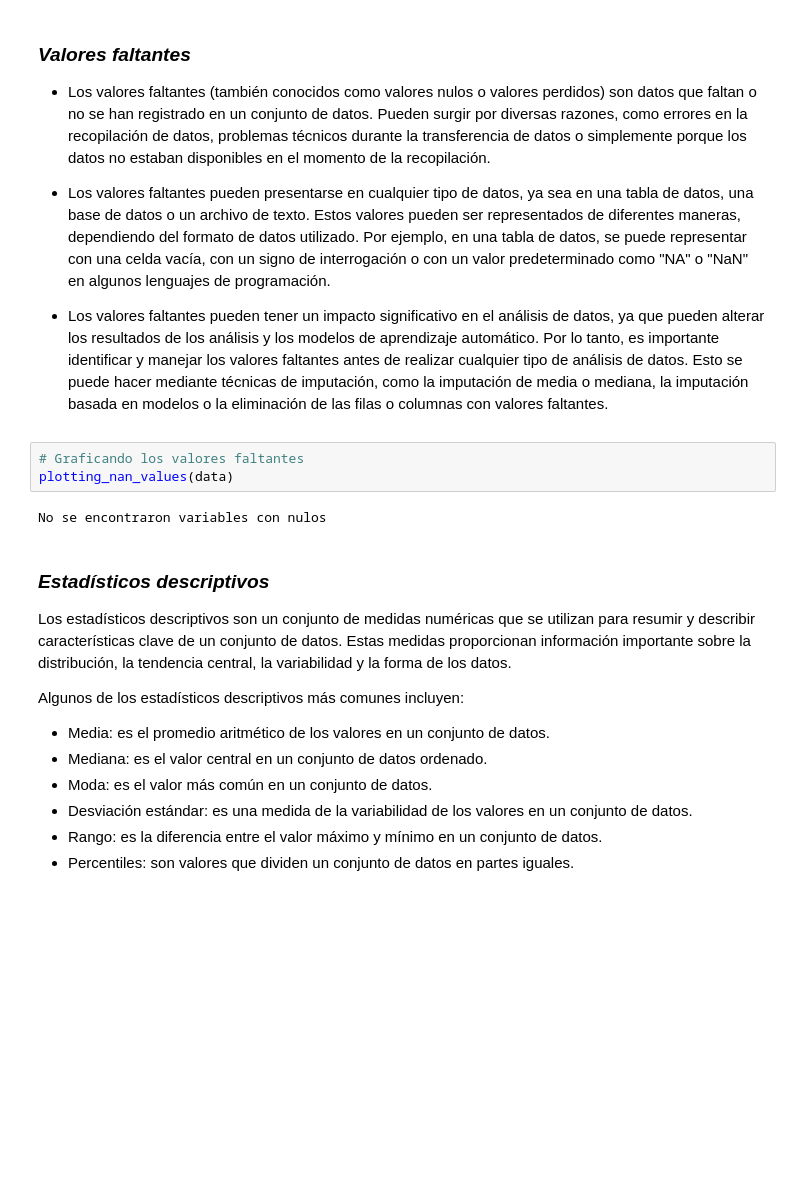
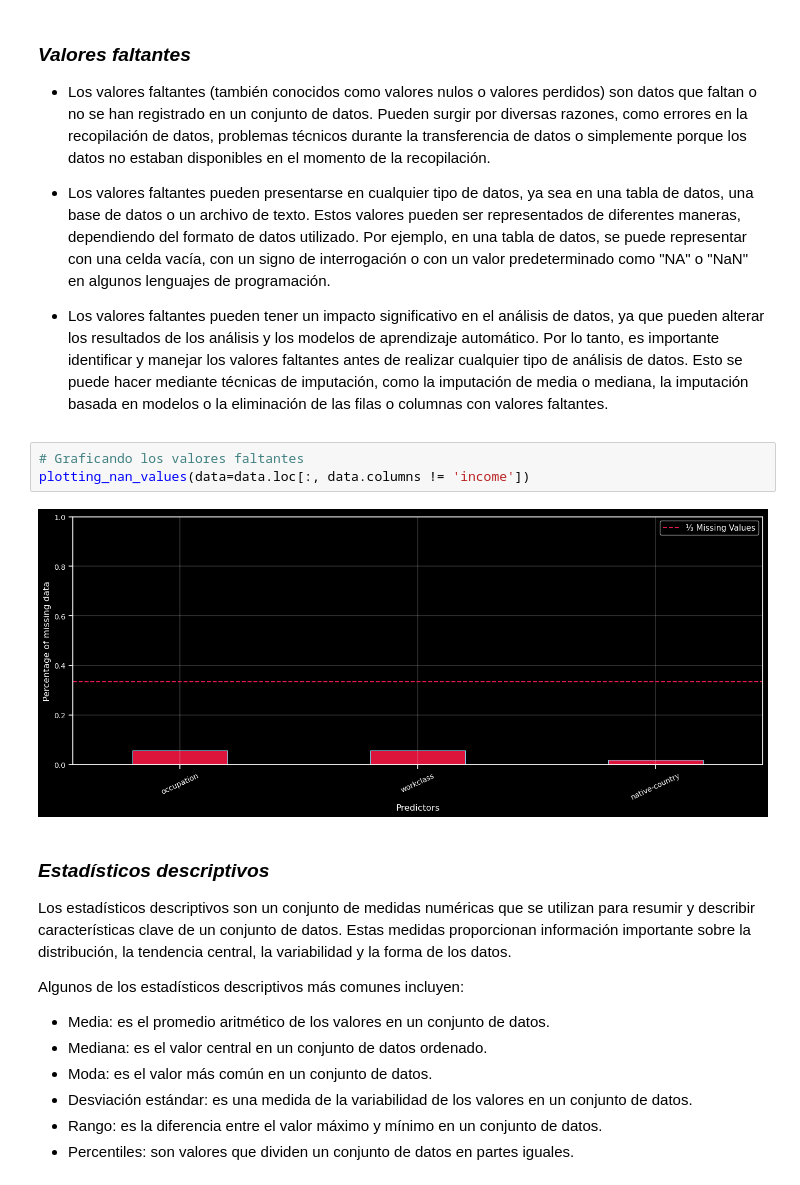
Before and after one commit to jorge-robledo11/Clasification-Random-Forest, a Jupyter notebook: notebooks/03_exploratory_data_analysis.ipynb, the cells around one changed output. Cells and saved outputs as stored; diff of their text form; blank space fills up the shorter version.

```diff
--- a/notebooks/03_exploratory_data_analysis.ipynb
+++ b/notebooks/03_exploratory_data_analysis.ipynb
@@ -85,9 +80,9 @@ Hay 9 variables categóricas
 * Los valores faltantes pueden tener un impacto significativo en el análisis de datos, ya que pueden alterar los resultados de los análisis y los modelos de aprendizaje automático. Por lo tanto, es importante identificar y manejar los valores faltantes antes de realizar cualquier tipo de análisis de datos. Esto se puede hacer mediante técnicas de imputación, como la imputación de media o mediana, la imputación basada en modelos o la eliminación de las filas o columnas con valores faltantes.
 # %%
 # Graficando los valores faltantes
-plotting_nan_values(data)
+plotting_nan_values(data=data.loc[:, data.columns != 'income'])
 # %% [output]
-No se encontraron variables con nulos
+[figure, added]
 # %% [markdown]
 ### *Estadísticos descriptivos*
 Los estadísticos descriptivos son un conjunto de medidas numéricas que se utilizan para resumir y describir características clave de un conjunto de datos. Estas medidas proporcionan información importante sobre la distribución, la tendencia central, la variabilidad y la forma de los datos.
```
Also changed, not shown: parts of 13 cells of this notebook, 3 other files.
